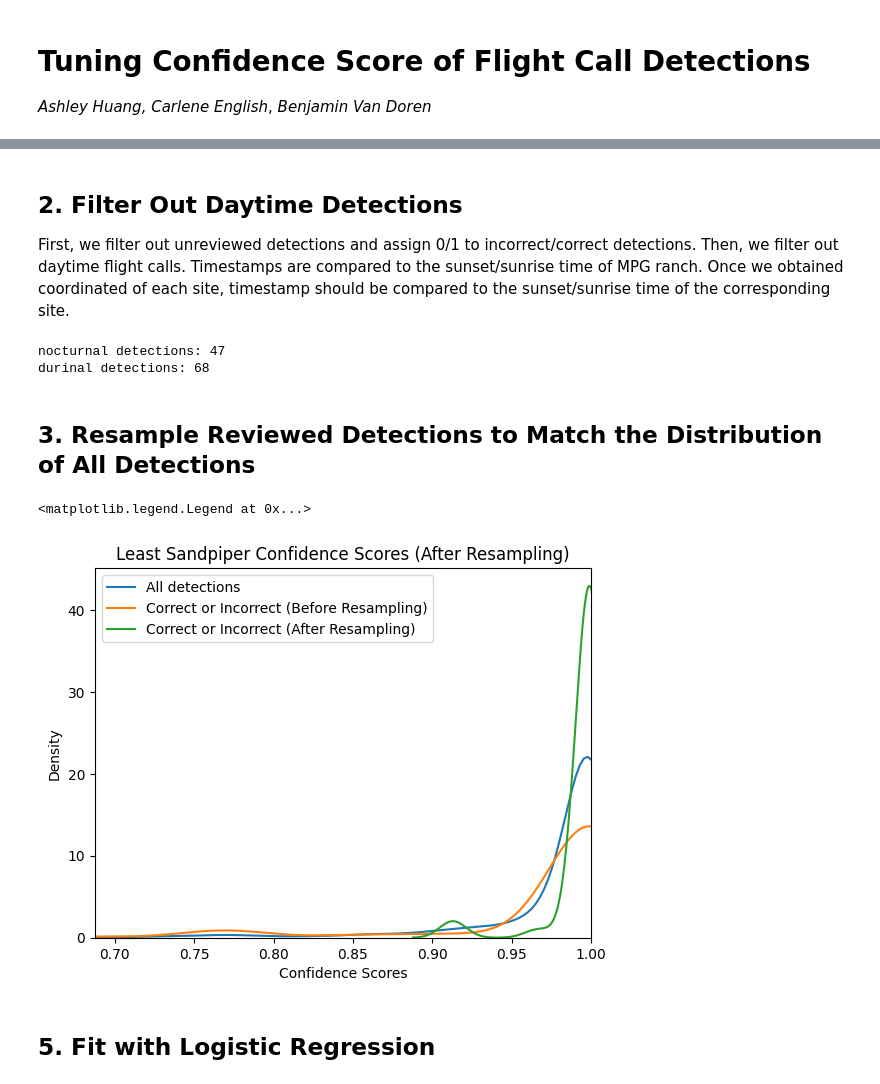
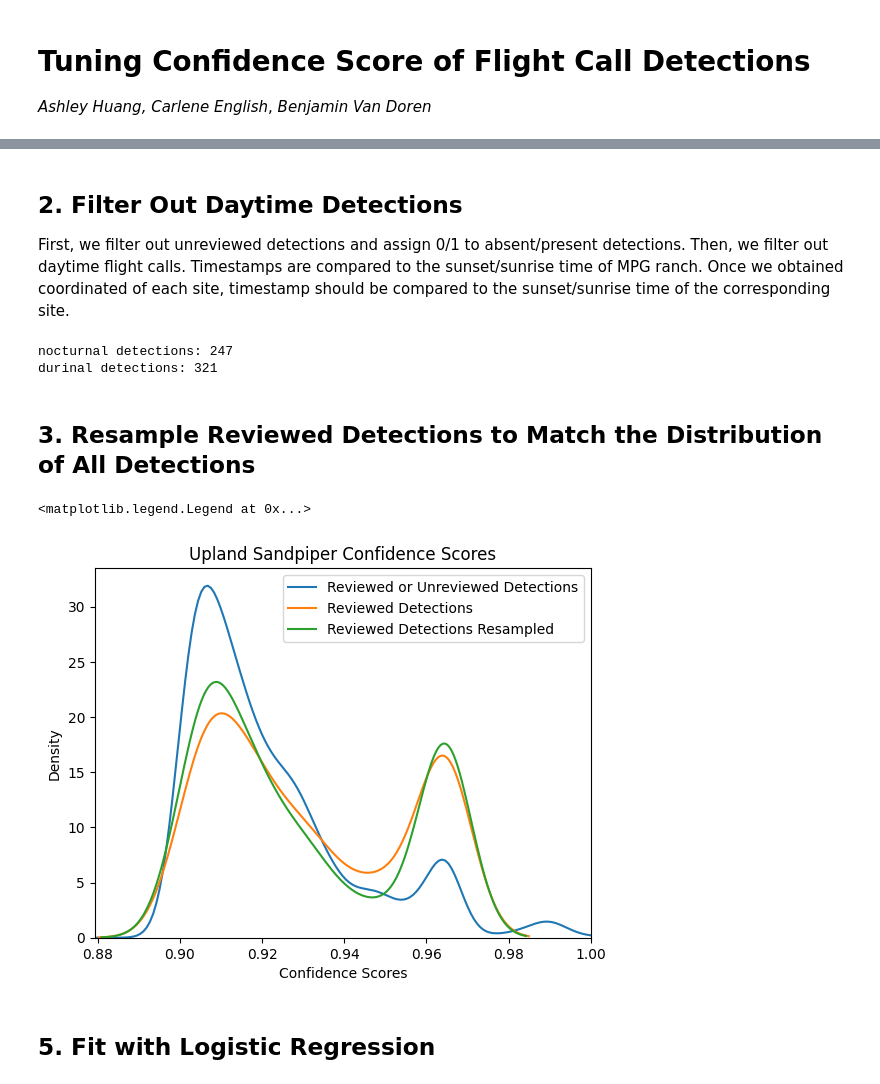
Before and after one commit to eshlei/montana-shorebirds, a Jupyter notebook: mpg.ipynb, the cells around one changed output, grey strips where cells are left out. Cells and saved outputs as stored; diff of their text form; code cells hidden in the pictures.

```diff
--- a/mpg.ipynb
+++ b/mpg.ipynb
@@ -18,7 +18,7 @@ for path in ['exports', 'exports/csv', 'exports/figures']:
     if not os.path.exists(path):
         os.makedirs(path)
 # %%
-taxon = 'greyel'
+taxon = 'uplsan'
 
 common_names = {
     'greyel': 'Greater Yellowlegs',
@@ -71,9 +75,8 @@ Name: count, dtype: int64
 # %% [markdown]
 ## 2. Filter Out Daytime Detections
-First, we filter out unreviewed detections and assign 0/1 to incorrect/correct detections. Then, we filter out daytime flight calls. Timestamps are compared to the sunset/sunrise time of MPG ranch. Once we obtained coordinated of each site, timestamp should be compared to the sunset/sunrise time of the corresponding site.
+First, we filter out unreviewed detections and assign 0/1 to absent/present detections. Then, we filter out daytime flight calls. Timestamps are compared to the sunset/sunrise time of MPG ranch. Once we obtained coordinated of each site, timestamp should be compared to the sunset/sunrise time of the corresponding site.
 # %%
 # Filter out unreviewed detections
-df['reviewStatusBinary'] = df['reviewStatus'].map({'Reviewed': 1, 'Problem': 0, 'Unreviewed': -1})
 df_reviewed = df[df['reviewStatusBinary'] >= 0]
 
 # Filter by sunset and sunrise time
@@ -103,34 +106,33 @@ df_reviewed = df_reviewed[df_reviewed['timestamp'].apply(is_nocturnal)]
 print('nocturnal detections:', len(df_reviewed.index))
 print('durinal detections:', total_detections - len(df_reviewed.index))
 # %% [output]
-nocturnal detections: 47
-durinal detections: 68
+nocturnal detections: 247
+durinal detections: 321
 # %% [markdown]
 ## 3. Resample Reviewed Detections to Match the Distribution of All Detections
 # %%
-scores = df['confidenceScore']
-scores_reviewed = df_reviewed['confidenceScore']
-kde = gaussian_kde(scores)
+scores_target = df['confidenceScore']
+scores_reviewed = df[df['reviewStatus'] != 'Unreviewed']['confidenceScore']
+kde_target = gaussian_kde(scores_target)
 kde_reviewed = gaussian_kde(scores_reviewed)
-weights = kde.evaluate(scores_reviewed) / kde_reviewed.evaluate(scores_reviewed)
+weights = kde_target.evaluate(scores_reviewed) / kde_reviewed.evaluate(scores_reviewed)
 weights /= weights.sum()
 
-resampled_sample_size = len(df_reviewed)
-indicies = np.random.choice(df_reviewed.index, size=resampled_sample_size, p=weights, replace=True)
-df_resampled = df_reviewed.loc[indicies]
-df_resampled.to_csv(f'exports/csv/{taxon}_resampled.csv', index=False) # save dataframe to exports/csv/
+sample_size = len(df[df['reviewStatus'] != 'Unreviewed'])
+indicies = np.random.choice(df[df['reviewStatus'] != 'Unreviewed'].index, size=sample_size, p=weights, replace=True)
+sample = df[df['reviewStatus'] != 'Unreviewed'].loc[indicies]
 # %%
 # Plot the distribution before and after resampling
-sns.kdeplot(df['confidenceScore'], color='#1f77b4', label='All detections')
-sns.kdeplot(df[df['reviewStatus'].isin(['Reviewed', 'Problem'])]['confidenceScore'].values, color='#ff7f0e', label='Correct or Incorrect (Before Resampling)')
-sns.kdeplot(df_resampled['confidenceScore'], color='#2ca02c', label='Correct or Incorrect (After Resampling)')
-plt.title(f'{common_names[taxon]} Confidence Scores (After Resampling)')
+sns.kdeplot(df['confidenceScore'], color='#1f77b4', label='Reviewed or Unreviewed Detections')
+sns.kdeplot(df[df['reviewStatus'] != 'Unreviewed']['confidenceScore'].values, color='#ff7f0e', label='Reviewed Detections')
+sns.kdeplot(sample['confidenceScore'], color='#2ca02c', label='Reviewed Detections Resampled')
+plt.title(f'{common_names[taxon]} Confidence Scores')
 plt.xlabel('Confidence Scores')
-plt.xlim(df['confidenceScore'].quantile(1e-2), 1)
+plt.xlim(df['confidenceScore'].quantile(1e-4), 1)
 plt.legend()
 # %% [output]
 <matplotlib.legend.Legend at 0x...>
-[figure, old version]
+[figure, new version]
 # %% [markdown]
 ## 5. Fit with Logistic Regression
 # %%
```
Also changed, not shown: parts of 5 cells of this notebook.
